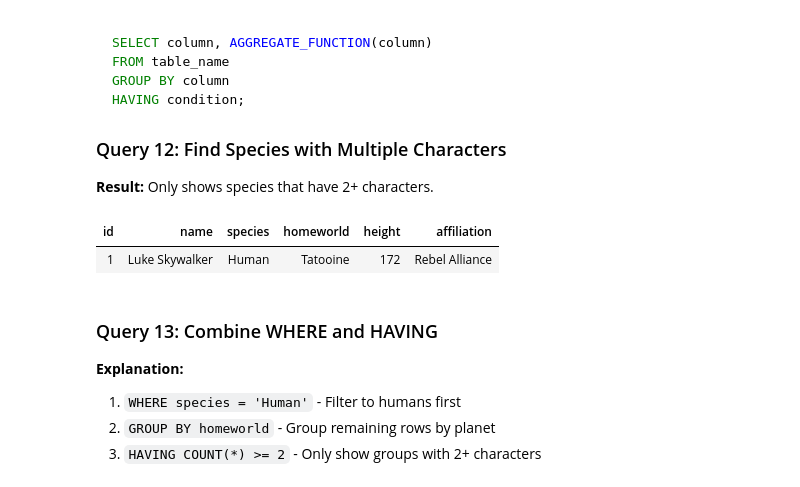
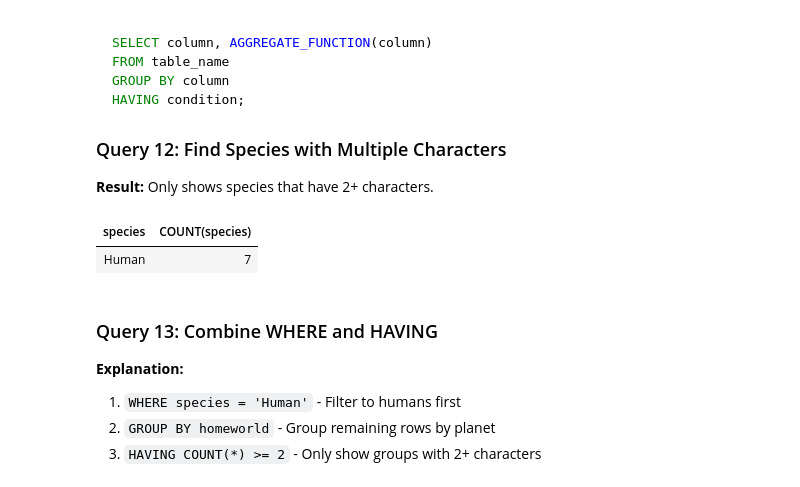
Before and after one commit to TempeHS/2025CT_SQL_Rex.L, a Jupyter notebook: lessons/lesson4_aggregates.ipynb, the cells around one changed output. Cells and saved outputs as stored; diff of their text form; code cells hidden in the pictures.

```diff
--- a/lessons/lesson4_aggregates.ipynb
+++ b/lessons/lesson4_aggregates.ipynb
@@ -296,12 +296,12 @@ HAVING condition;
 # %%
 %%sql
 -- Query 12: Show only species with 2 or more characters
-SELECT * FROM characters
+SELECT species, COUNT(species) FROM characters
 GROUP BY species
-HAVING COUNT(species) >= 2
+HAVING COUNT(*) >= 2
 # %% [output]
-| id | name | species | homeworld | height | affiliation |
-| 1 | Luke Skywalker | Human | Tatooine | 172 | Rebel Alliance |
+| species | COUNT(species) |
+| Human | 7 |
 # %% [markdown]
 ### Query 13: Combine WHERE and HAVING
 
```
Also changed, not shown: parts of 9 cells of this notebook.
